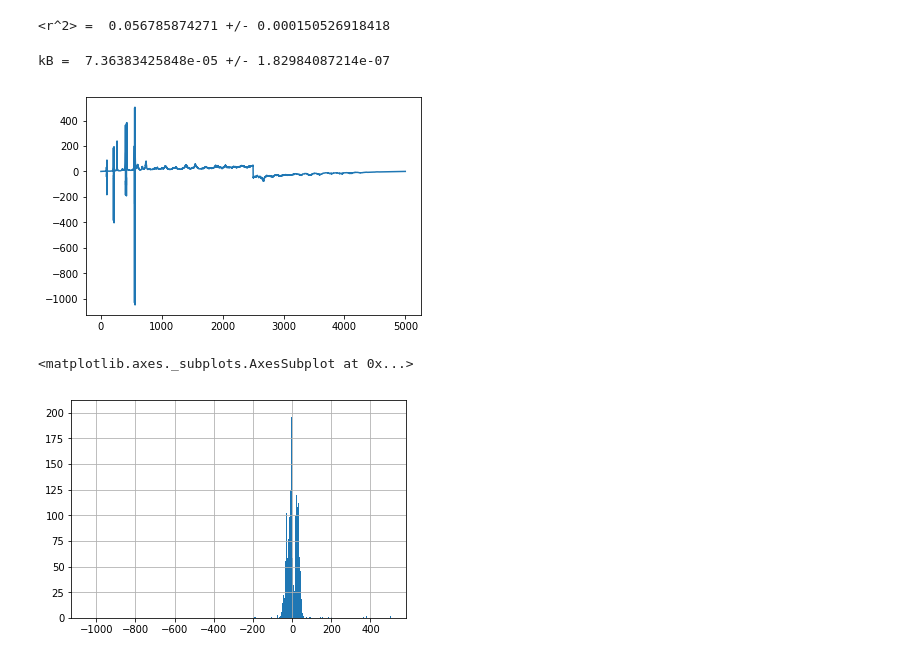
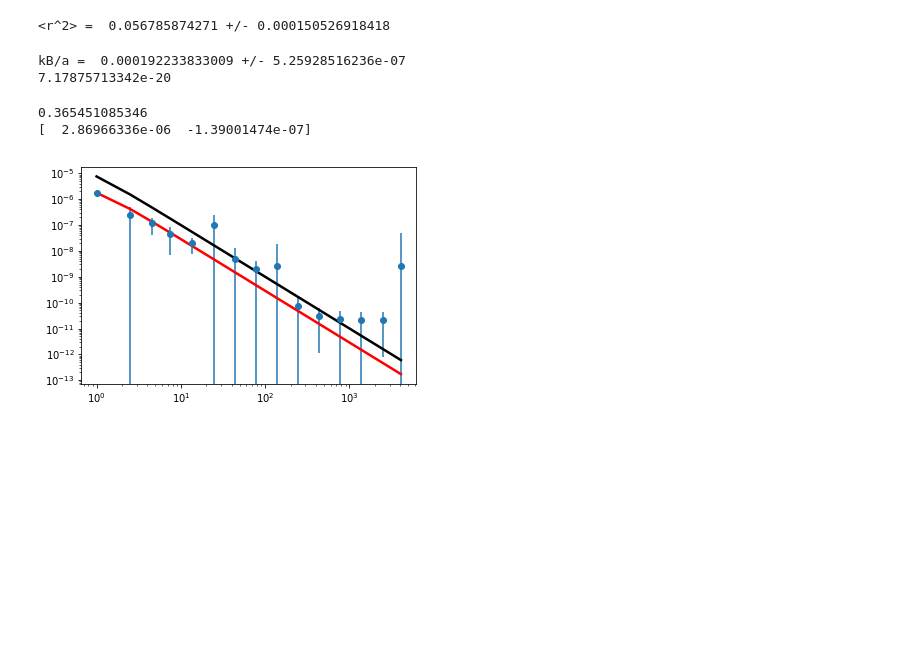
Before and after one commit to evantey14/jlab, a Jupyter notebook: opttrap.ipynb, the cells around one changed output. Saved outputs shown, nothing was run; the diff lists cells and outputs as text; code cells hidden in the pictures; blank space fills up the shorter version.

Commit message:
Do psd analysis

```diff
--- a/opttrap.ipynb
+++ b/opttrap.ipynb
@@ -109,10 +109,11 @@ print('<r^2> = ',  r2, '+/-', er2)
 <r^2> =  0.056785874271 +/- 0.000150526918418
 # %%
 # Assuming we're looking for k_B
+# \alpha <r^2> = k_B T
 
 # Temperature based on my memory (fix with actual)
 t = 22.4 + 273
-et = .1
+et = .2
 
 # Need to get alpha from a different calculation
 a = 1 # dummy
@@ -120,17 +121,52 @@ ea = 0 # dummy
 
 kB = a * r2 / t
 ekB = kB * ((ea / a)**2 + (er2 / r2)**2 + (et / t)**2)**.5
-print('kB = ', kB, '+/-', ekB)
+print('kB/a = ', kB, '+/-', ekB)
+print(1/kB * 1.38e-23)
 # %% [output]
-kB =  7.36383425848e-05 +/- 1.82984087214e-07
+kB/a =  0.000192233833009 +/- 5.25928516236e-07
+7.17875713342e-20
-# %%
-# PSD Analysis
-floating_data = load_data('opttrap/' + FLOATING_DATA[0])
-freq = np.fft.fftfreq(len(floating_data), floating_data['qpdx'])
-plt.plot(freq)
-plt.show()
-freq.hist(bins=1000)
-# %% [output]
-[figure, removed]
-<matplotlib.axes._subplots.AxesSubplot at 0x...>
-[figure, removed]
+# %%
+# PSD Analysis
+floating_data = load_data('opttrap/' + FLOATING_DATA[1])
+
+fft = np.fft.fft(floating_data['qpdx'])
+
+r = 5000 # samples / s
+psd = pd.DataFrame()
+psd['f'] = pd.Series(np.arange(0, len(fft) / (len(fft) - 1) * r, r / (len(fft) - 1)))
+psd['xf'] = pd.Series(np.real(fft*np.conjugate(fft)) / r**2)
+psd['exf'] = ((5e-9*len(fft)*psd['xf']*2)**2 + (0)**2)
+
+def psdmodel(f, A, a):
+    b = 3 * 3.14159 * 9.34e-4 * 3.2e-6 # 3 pi nu [Pa*s] d [m]
+    return A / (f**2 + (a/2/3.14159/b)**2)
+
+nbins = 16
+BINS = np.array([10**i for i in np.arange(0, 4, 4/nbins)])
+psd['bin'] = pd.cut(psd['f'], bins=BINS)
+psd = psd.drop(0) # drop 0 frequency
+
+meanbin = psd.groupby('bin').mean()
+meanbin = meanbin[pd.notnull(meanbin['f'])] # remove bins that don't have values?
+meanbin['exf'] = psd.groupby('bin').std()['xf']
+meanbin = meanbin.fillna(1e-8) # TODO: figure out how to bin so that there isn't just 1 value in some bins
+#print(meanbin)
+
+popt, perr, redchisq = utils.fit_model(meanbin['f'], meanbin['xf'], meanbin['exf'], (0, 1e-5), psdmodel)
+print(redchisq)
+print(popt)
+
+utils.plot_data(meanbin['f'], meanbin['xf'], meanbin['exf'])
+utils.plot_model(meanbin['f'], psdmodel, (1e-5, 1e-7), 'k', '')
+utils.plot_model(meanbin['f'], psdmodel, popt, 'r', '')
+plt.yscale('log')
+plt.xscale('log')
+#plt.plot(np.log10(meanbin['f']), [np.log10(psdmodel(xi, *popt)) for xi in meanbin['f']])
+#plt.plot(np.log10(meanbin['f']), np.log10(meanbin['xf']))
+plt.show()
+#freq.hist(bins=1000)
+# %% [output]
+0.365451085346
+[  2.86966336e-06  -1.39001474e-07]
+[figure, added]
```
